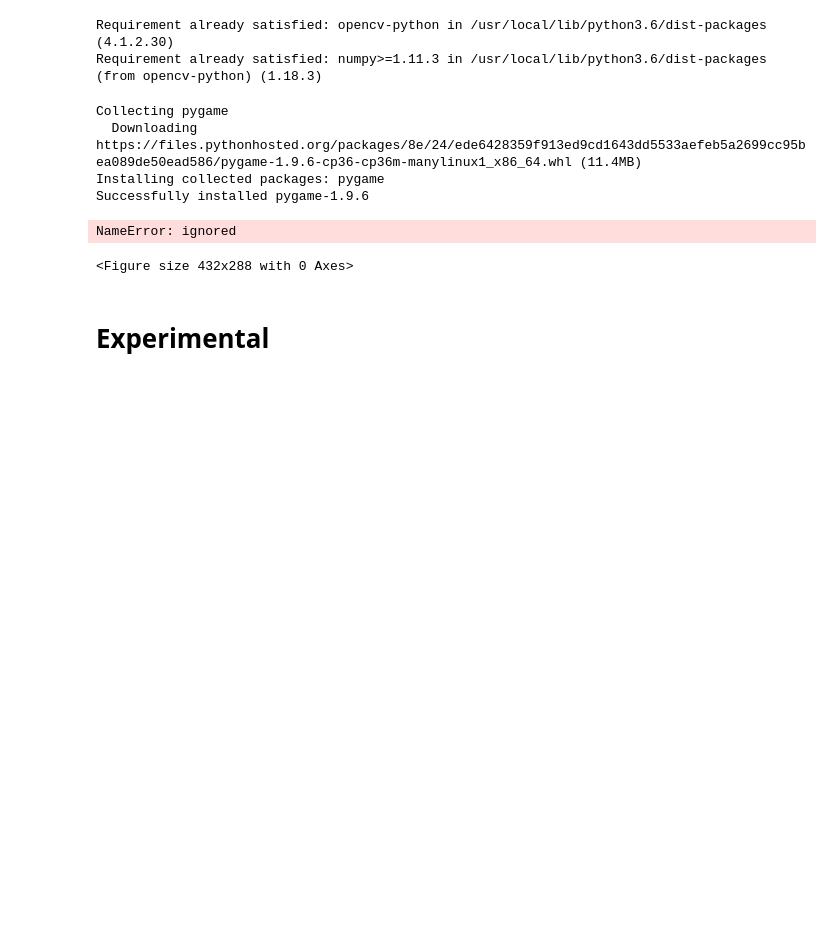
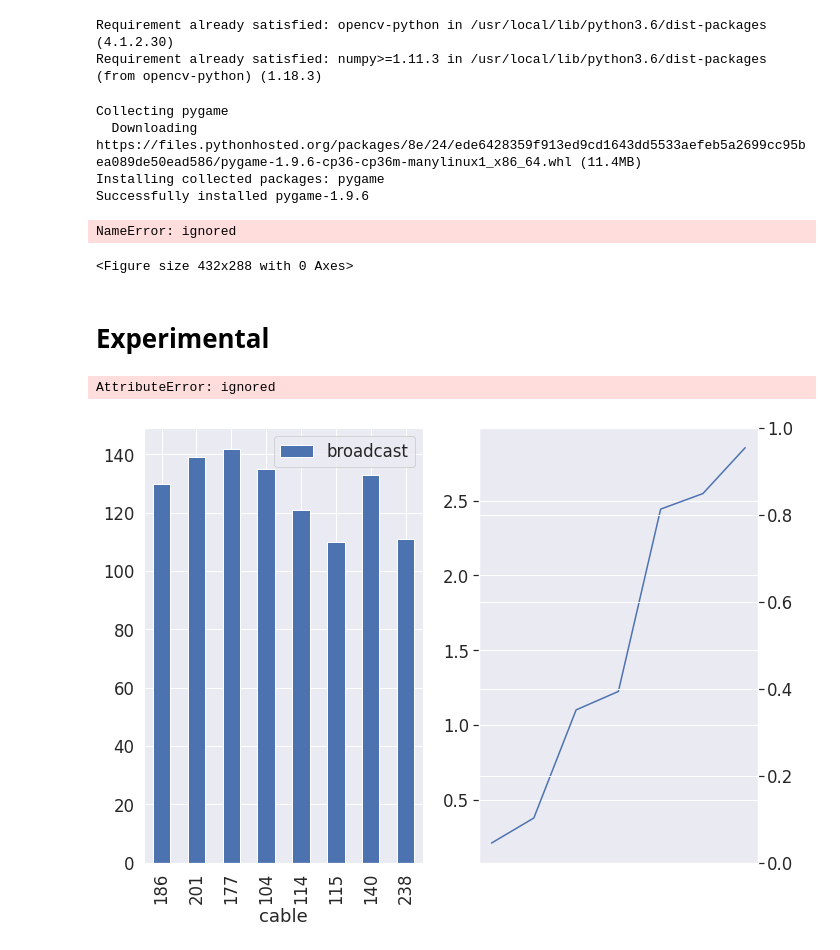
Before and after one commit to viosagara347/mdsim_final, a Jupyter notebook: mdsim_final.ipynb, the cells around one changed output. Drawn from its saved outputs; the diff is of its cells as text; code cells hidden in the pictures; blank space fills up the shorter version.

```diff
--- a/mdsim_final.ipynb
+++ b/mdsim_final.ipynb
@@ -345,3 +353,26 @@ NameError: ignored
 <Figure size 432x288 with 0 Axes>
 # %% [markdown]
 # **Experimental**
+# %%
+fig = plt.figure()
+df1 = pd.DataFrame({"broadcast": np.random.randint(110, 150,size=8),
+                   "cable": np.random.randint(100, 250, size=8),
+                   "streaming" : np.random.randint(10, 50, size=8)},
+                   index=pd.Series(np.arange(2009,2017),name='year'))
+ax1 = fig.add_subplot(121)
+df1.plot.bar(x='cable', y='broadcast', stacked=True,ax=ax1)
+
+df2 = pd.DataFrame({'usage': np.sort(np.random.randint(1,50,size=7)),
+                    'avg_hour': np.sort(np.random.randint(0,3, size=7) + np.random.ranf(size=7))},
+                      index=pd.Series(np.arange(2009,2016),name='year'))
+
+ax2 = fig.add_subplot(122)
+ax2.plot(df2['avg_hour'])
+
+ax3 = ax2.twinx()
+ax3.bar(x='avg_hour',left=range(2009,2016),height=df2['usage'])
+
+plt.show()
+# %% [output]
+AttributeError: ignored
+[figure, added]
```
Also changed, not shown: parts of 10 cells of this notebook.
